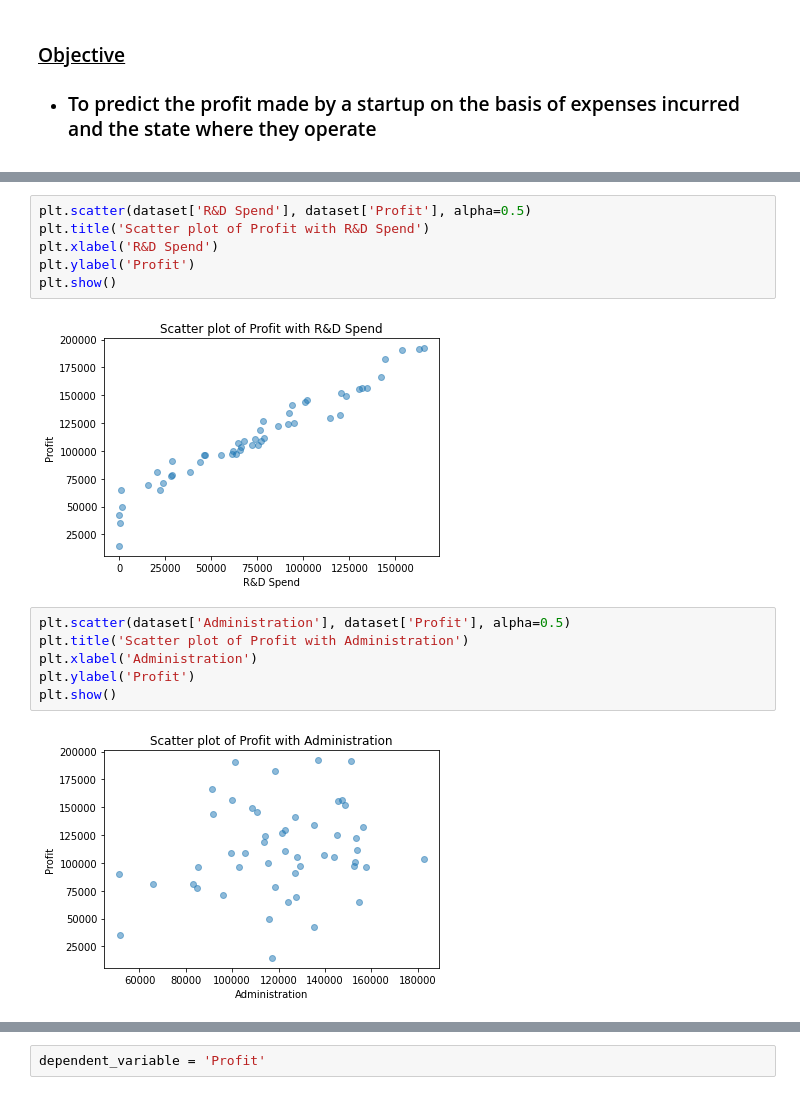
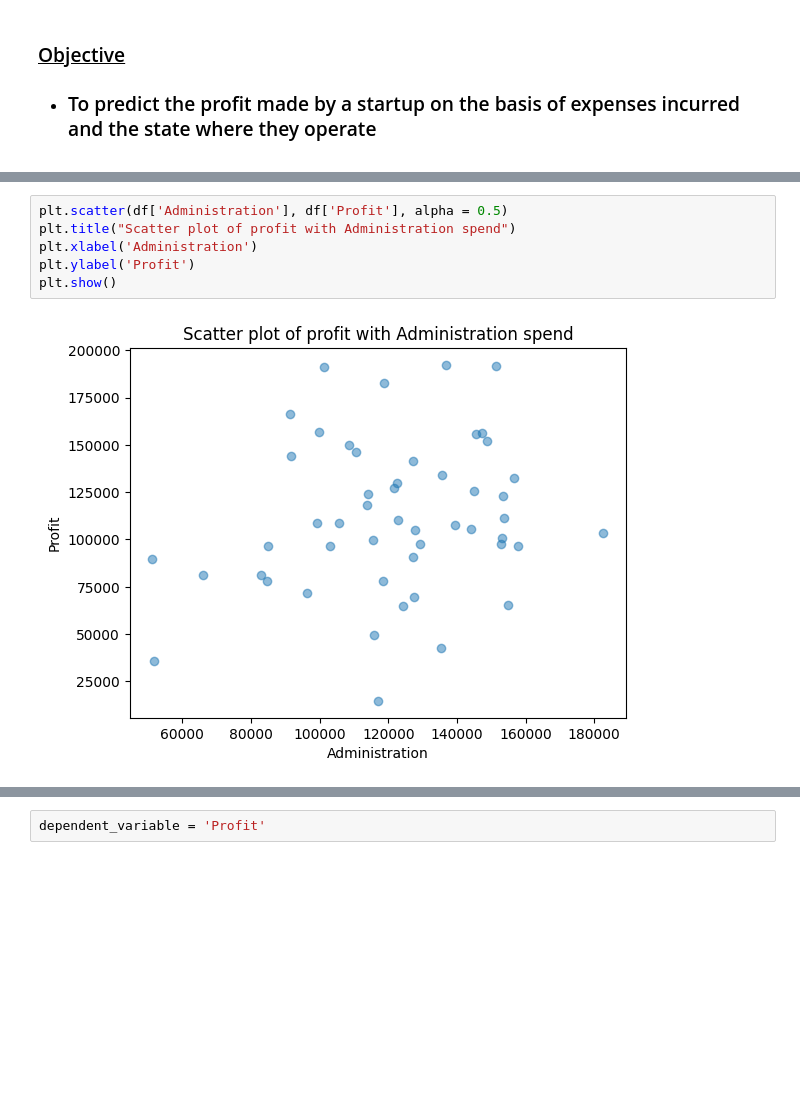
Before and after one commit to Bharatgaur/RawProjects, a Jupyter notebook: Linear_Regression_Implementation.ipynb, the cells around one changed output, grey strips where cells are left out. Saved outputs shown, nothing was run; the diff lists cells and outputs as text; blank space fills up the shorter version.

```diff
--- a/Linear_Regression_Implementation.ipynb
+++ b/Linear_Regression_Implementation.ipynb
@@ -58,18 +51,10 @@ plt.show()
 # %%
-plt.scatter(dataset['R&D Spend'], dataset['Profit'], alpha=0.5)
-plt.title('Scatter plot of Profit with R&D Spend')
-plt.xlabel('R&D Spend')
+plt.scatter(df['Administration'], df['Profit'], alpha = 0.5)
+plt.title("Scatter plot of profit with Administration spend")
+plt.xlabel('Administration')
 plt.ylabel('Profit')
 plt.show()
 # %% [output]
-[figure, old version]
+[figure, new version]
-# %%
-plt.scatter(dataset['Administration'], dataset['Profit'], alpha=0.5)
-plt.title('Scatter plot of Profit with Administration')
-plt.xlabel('Administration')
-plt.ylabel('Profit')
-plt.show()
-# %% [output]
-[figure, removed]
 # %%
 # Create the figure object
```
Also changed, not shown: parts of 25 cells of this notebook.
